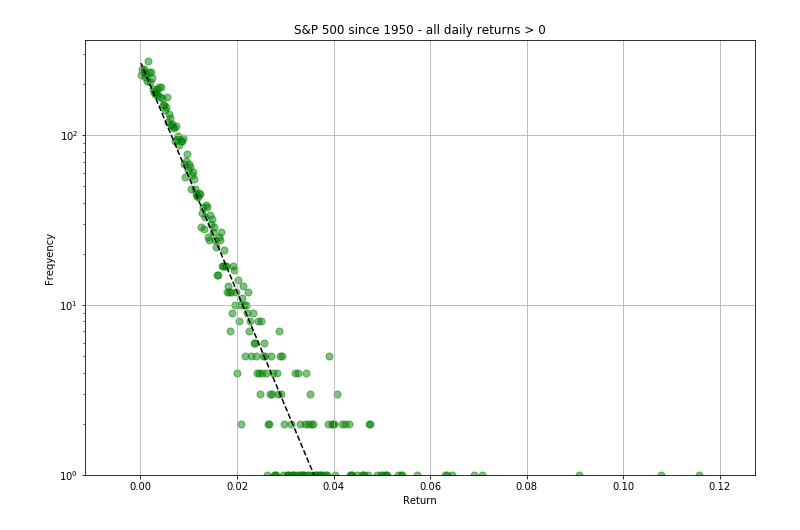
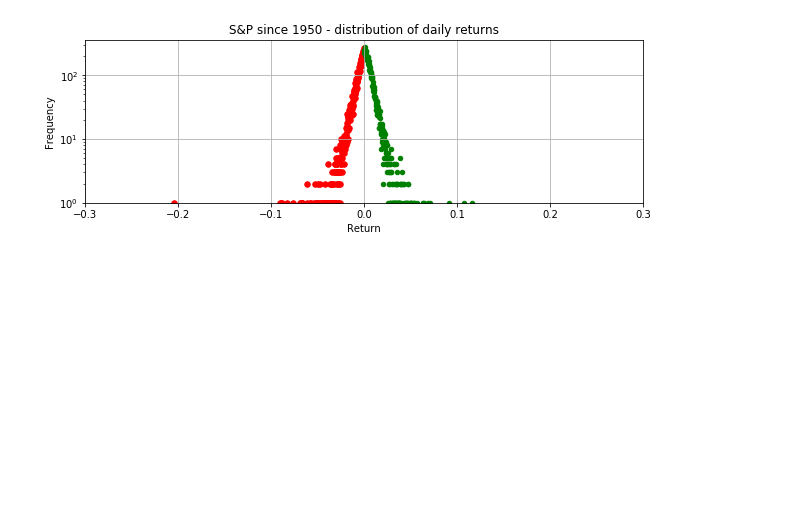
Before and after one commit to roman807/Predicting-Stock-Market-Crashes, a Jupyter notebook: exploration.ipynb, the cells around one changed output. Drawn from its saved outputs; the diff is of its cells as text; code cells hidden in the pictures; blank space fills up the shorter version.

```diff
--- a/exploration.ipynb
+++ b/exploration.ipynb
@@ -54,7 +135,9 @@ plt.grid()
 # %%
 # Plot distribution of daily returns
-plt.hist(data['ch'], bins=100, rwidth=0.75, alpha=0.75)
-plt.title('S&P 500 since 1950 - distribution of daily returns')
-plt.grid()
-plt.show()
+for ds, t in zip(datasets, plt_titles):
+    plt.hist(ds['ch'], bins=200, rwidth=1, alpha=0.75)
+    plt.xlim(-0.2, 0.2)
+    plt.title(t + ' - all daily returns')
+    plt.grid()
+    plt.show()
 # %% [output]
@@ -62,46 +153,40 @@ plt.show()
 # %%
-# Plot log-distribution of daily returns
-max_return = max(abs(data['ch']))
-m = round(max_return+0.01,2)
-bins = np.linspace(-m, m, 2000)
-d = {}
-for i in range(1, len(bins)+1):
-    d[i] = bins[i-1]
-disc = np.digitize(x=data['ch'], bins=bins)
-d1 = defaultdict(int)
-for i in disc:
-    d1[d[i]] += 1
-rcParams['figure.figsize'] = 12, 8
-df = pd.DataFrame(list(d1.items()))
-df.columns = ['return', 'n']
-df_pos = df[df['return']>0]
-df_pos = df_pos.sort_values(by='return', ascending=False).reset_index(drop=True)
-plt.scatter(df_pos['return'], df_pos['n'], s=50, color='green', alpha=0.5)
-plt.yscale('log')
-df_pos_reg = df_pos[df_pos['return']<0.04]
-m, c = np.polyfit(df_pos_reg['return'], np.log(df_pos_reg['n']), 1)
-y_fit = np.exp(m*df_pos['return'] + c)
-plt.ylim(bottom=10**0)
-plt.plot(df_pos['return'], y_fit, color='black', ls='dashed')
-plt.title('S&P 500 since 1950 - all daily returns > 0')
-plt.xlabel('Return')
-plt.ylabel('Freqyency')
-plt.grid()
-plt.show()
-
-df_neg = df[df['return']<0]
-df_neg = df_neg.sort_values(by='return', ascending=True).reset_index(drop=True)
-plt.scatter(df_neg['return'], df_neg['n'], s=50, color='red', alpha=0.5)
-plt.yscale('log')
-df_neg_reg = df_neg[df_neg['return']>-0.045]
-m, c = np.polyfit(df_neg_reg['return'], np.log(df_neg_reg['n']), 1)
-y_fit = np.exp(m*df_neg['return'] + c)
-plt.ylim(bottom=10**0)
-plt.plot(df_neg['return'], y_fit, color='black', ls='dashed')
-plt.title('S&P 500 since 1950 - all daily returns < 0')
-plt.xlabel('Return')
-plt.ylabel('Freqyency')
-plt.grid()
-plt.show()
+##### Plot log-distribution of daily returns
+for ds, t in zip(datasets, plt_titles):
+    max_return = max(abs(ds['ch']))
+    m = round(max_return+0.01,2)
+    bins = np.linspace(-m, m, 2000)
+    d = {}
+    for i in range(1, len(bins)+1):
+        d[i] = bins[i-1]
+    disc = np.digitize(x=ds['ch'], bins=bins)
+    d1 = defaultdict(int)
+    for i in disc:
+        d1[d[i]] += 1
+    df = pd.DataFrame(list(d1.items()))
+    df.columns = ['return', 'n']
+    df_neg = df[df['return']<0]
+    df_neg = df_neg.sort_values(by='return', ascending=True).reset_index(drop=True)
+    plt.scatter(df_neg['return'], df_neg['n'], s=30, color='red')
+    plt.yscale('log')
+    df_neg_reg = df_neg[df_neg['return']>-0.05]
+    m, c = np.polyfit(df_neg_reg['return'], np.log(df_neg_reg['n']), 1)
+    y_fit = np.exp(m*df_neg['return'] + c)
+    plt.ylim(bottom=10**0)
+    df_pos = df[df['return']>0]
+    df_pos = df_pos.sort_values(by='return', ascending=False).reset_index(drop=True)
+    plt.scatter(df_pos['return'], df_pos['n'], s=20, color='green')
+    plt.yscale('log')
+    df_pos_reg = df_pos[df_pos['return']<0.05]
+    m, c = np.polyfit(df_pos_reg['return'], np.log(df_pos_reg['n']), 1)
+    y_fit = np.exp(m*df_pos['return'] + c)
+    plt.ylim(bottom=10**0)
+    plt.xlim(-0.3, 0.3)
+    plt.title(t + ' - distribution of daily returns')
+    plt.xlabel('Return')
+    plt.ylabel('Frequency')
+    plt.grid()
+    plt.show()
+    plt.show()
 # %% [output]
-[figure, old version]
+[figure, new version]
```
Also changed, not shown: parts of 29 cells of this notebook.
